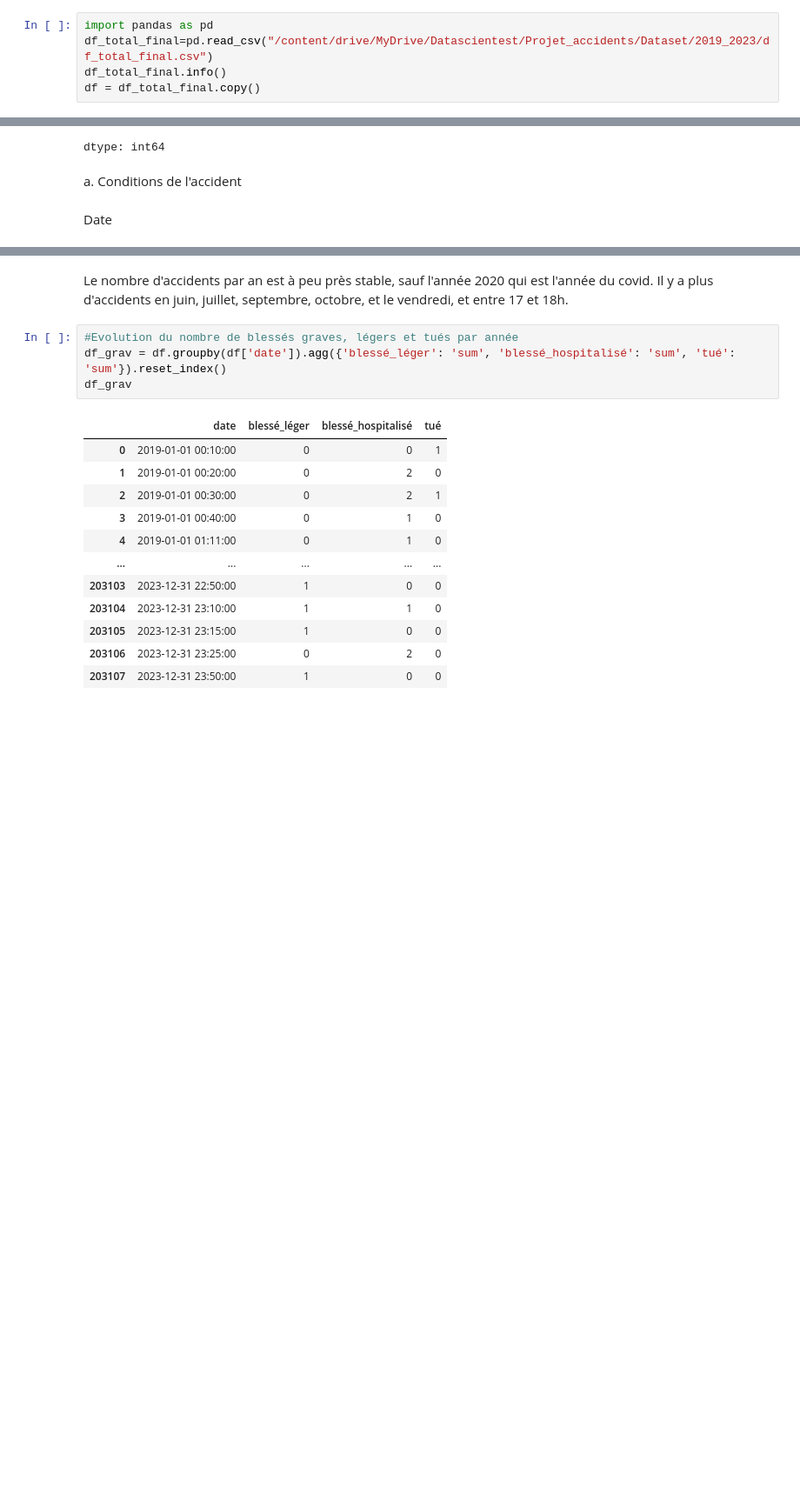
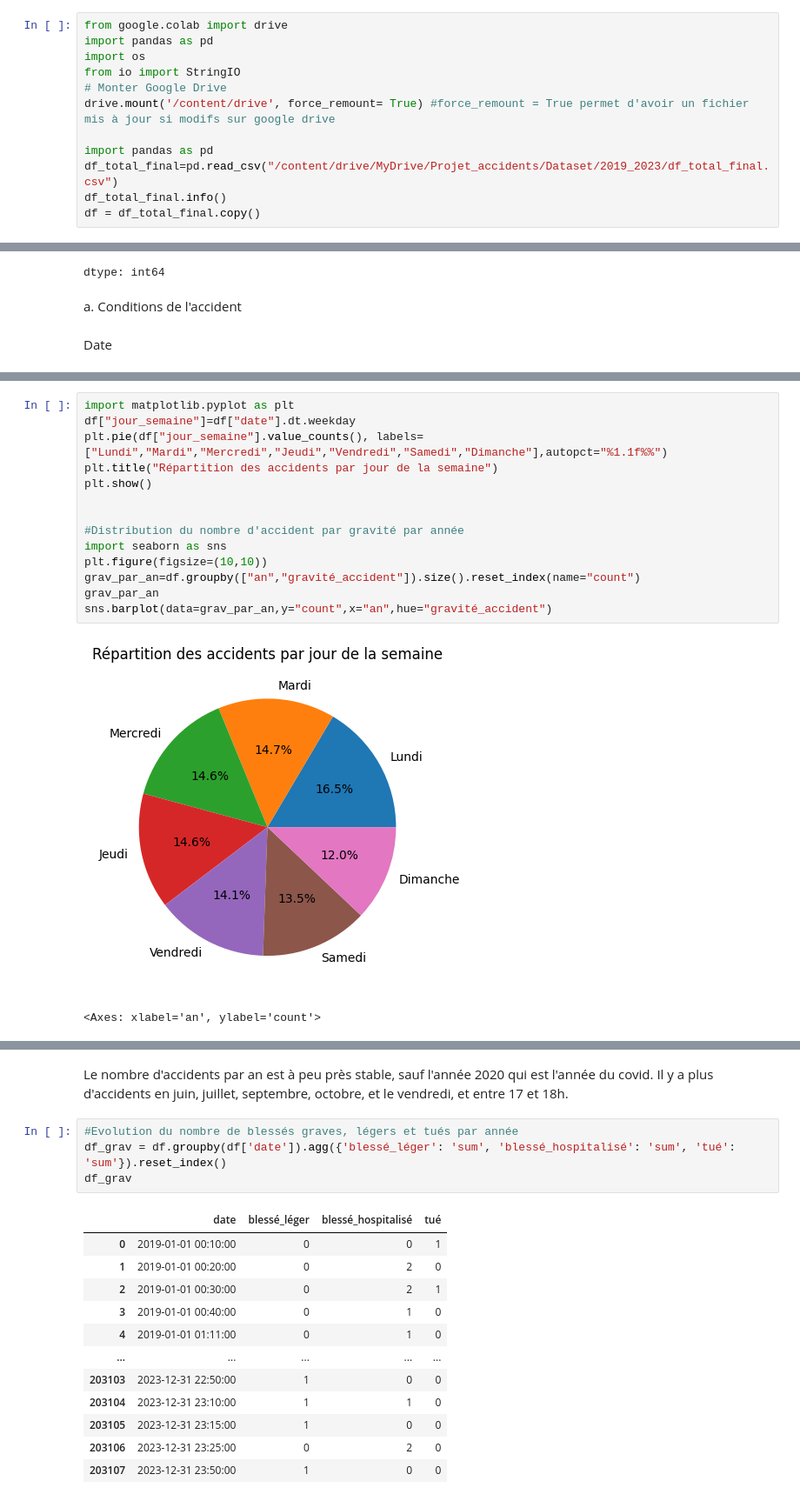
Before and after one commit to Projet-Accidents/Projet-Accidents, a Jupyter notebook: 3. Création_df_final_et_DataViz/Rapport1_code_graphiques.ipynb, the cells around one changed output, grey strips where cells are left out. Shown at 87% size. Drawn from its saved outputs; the diff is of its cells as text; blank space fills up the shorter version.

```diff
--- a/3. Création_df_final_et_DataViz/Rapport1_code_graphiques.ipynb
+++ b/3. Création_df_final_et_DataViz/Rapport1_code_graphiques.ipynb
@@ -1240,8 +1253,15 @@ c. Localisation et gravité
 # %% [markdown]
 2. Prédiction de la gravité
 # %%
+from google.colab import drive
 import pandas as pd
-df_total_final=pd.read_csv("/content/drive/MyDrive/Datascientest/Projet_accidents/Dataset/2019_2023/df_total_final.csv")
+import os
+from io import StringIO
+# Monter Google Drive
+drive.mount('/content/drive', force_remount= True) #force_remount = True permet d'avoir un fichier mis à jour si modifs sur google drive
+
+import pandas as pd
+df_total_final=pd.read_csv("/content/drive/MyDrive/Projet_accidents/Dataset/2019_2023/df_total_final.csv")
 df_total_final.info()
 df = df_total_final.copy()
 # %% [output]
@@ -1368,3 +1388,20 @@ fig.show();
 13  2023                 3                16582
 14  2023                 4                 3203
 [interactive output not drawn]
+# %%
+import matplotlib.pyplot as plt
+df["jour_semaine"]=df["date"].dt.weekday
+plt.pie(df["jour_semaine"].value_counts(), labels=["Lundi","Mardi","Mercredi","Jeudi","Vendredi","Samedi","Dimanche"],autopct="%1.1f%%")
+plt.title("Répartition des accidents par jour de la semaine")
+plt.show()
+
+
+#Distribution du nombre d'accident par gravité par année
+import seaborn as sns
+plt.figure(figsize=(10,10))
+grav_par_an=df.groupby(["an","gravité_accident"]).size().reset_index(name="count")
+grav_par_an
+sns.barplot(data=grav_par_an,y="count",x="an",hue="gravité_accident")
+# %% [output]
+[figure, added]
+<Axes: xlabel='an', ylabel='count'>
```
Also changed, not shown: parts of 39 cells of this notebook.
